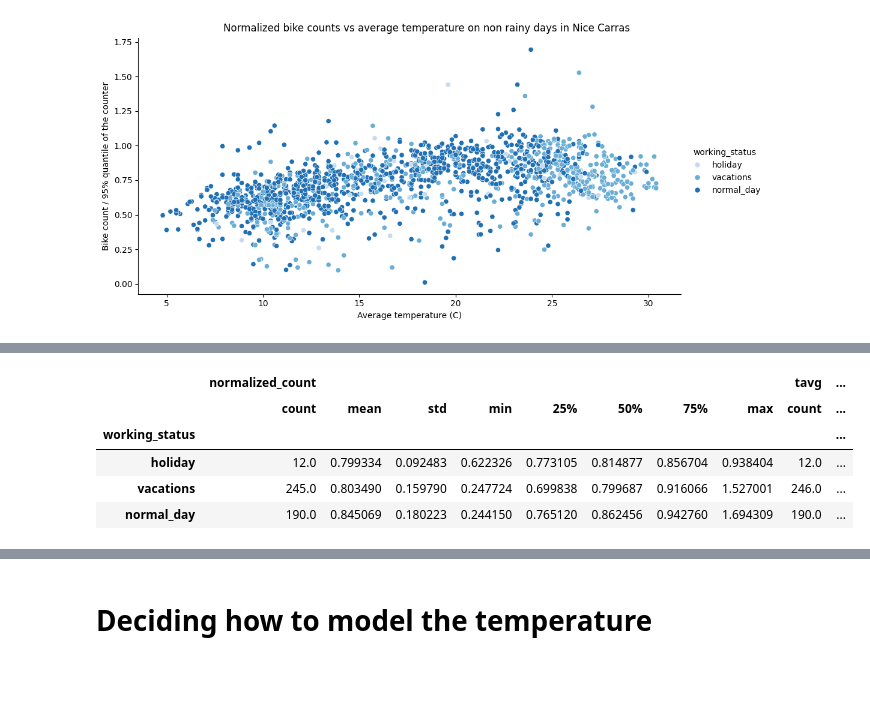
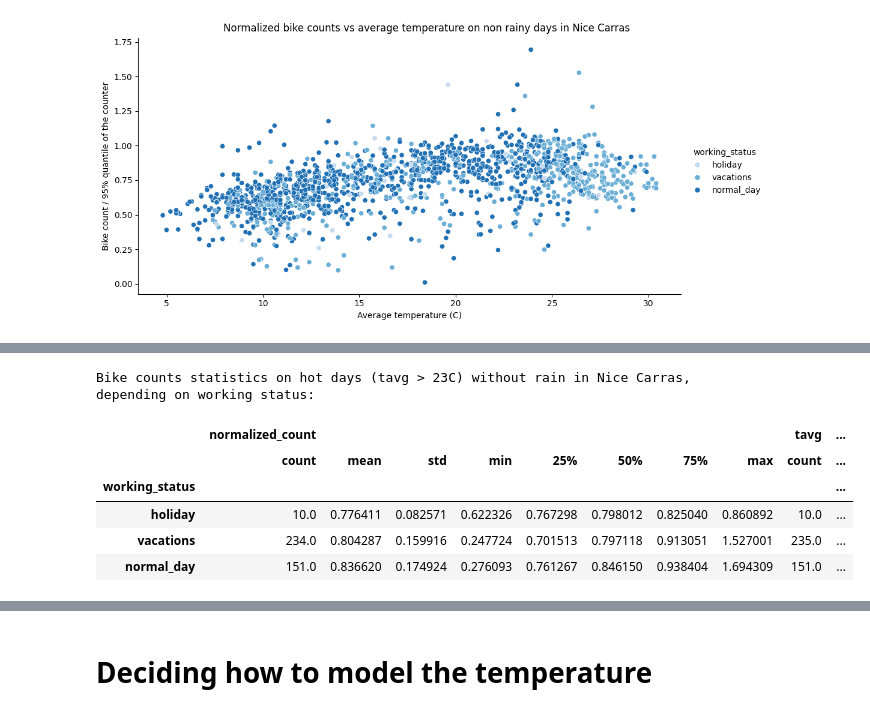
Before and after one commit to picost/bike_counters_playground, a Jupyter notebook: 02_data_exploration.ipynb, the cells around one changed output, grey strips where cells are left out. Drawn from its saved outputs; the diff is of its cells as text; code cells hidden in the pictures; blank space fills up the shorter version.

```diff
--- a/02_data_exploration.ipynb
+++ b/02_data_exploration.ipynb
@@ -559,10 +595,12 @@ plot_data.query("prcp == 0 and counter == 'nice_carras' and tavg < 18").groupby(
 # %%
-plot_data.query("prcp == 0 and counter == 'nice_carras' and tavg > 22").groupby("working_status")[["normalized_count", "tavg"]].describe()
+print("Bike counts statistics on hot days (tavg > 23C) without rain in Nice Carras, depending on working status:")
+plot_data.query("prcp == 0 and counter == 'nice_carras' and tavg > 23").groupby("working_status", observed=True)[["normalized_count", "tavg"]].describe()
 # %% [output]
+Bike counts statistics on hot days (tavg > 23C) without rain in Nice Carras, depending on working status:
 |  | normalized_count |  |  |  |  |  |  |  | tavg | ... |
 |  | count | mean | std | min | 25% | 50% | 75% | max | count | ... |
 | working_status |  |  |  |  |  |  |  |  |  | ... |
-| holiday | 12.0 | 0.799334 | 0.092483 | 0.622326 | 0.773105 | 0.814877 | 0.856704 | 0.938404 | 12.0 | ... |
-| vacations | 245.0 | 0.803490 | 0.159790 | 0.247724 | 0.699838 | 0.799687 | 0.916066 | 1.527001 | 246.0 | ... |
-| normal_day | 190.0 | 0.845069 | 0.180223 | 0.244150 | 0.765120 | 0.862456 | 0.942760 | 1.694309 | 190.0 | ... |
+| holiday | 10.0 | 0.776411 | 0.082571 | 0.622326 | 0.767298 | 0.798012 | 0.825040 | 0.860892 | 10.0 | ... |
+| vacations | 234.0 | 0.804287 | 0.159916 | 0.247724 | 0.701513 | 0.797118 | 0.913051 | 1.527001 | 235.0 | ... |
+| normal_day | 151.0 | 0.836620 | 0.174924 | 0.276093 | 0.761267 | 0.846150 | 0.938404 | 1.694309 | 151.0 | ... |
 # %% [markdown]
```
Also changed, not shown: parts of 63 cells of this notebook.
